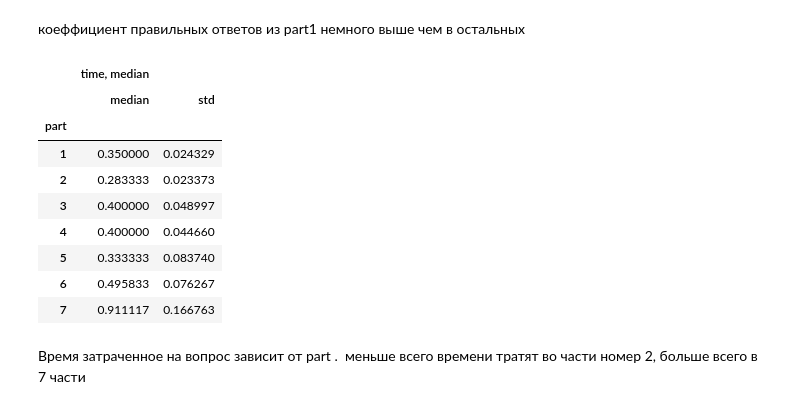
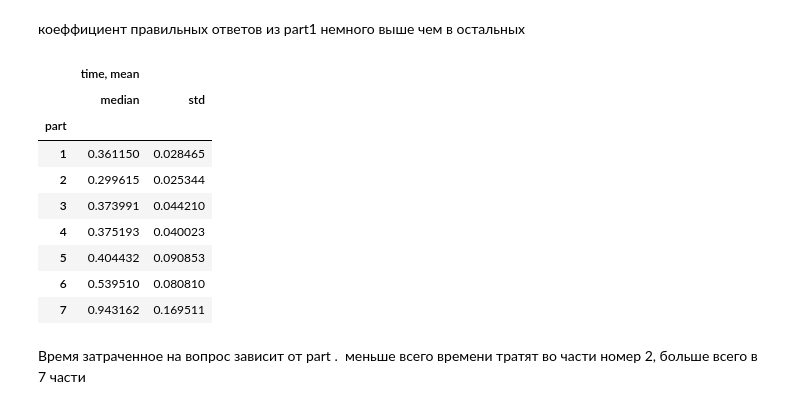
Before and after one commit to FedorSavchenko/04.HW_KAGGLE_RSP_, a Jupyter notebook: HW_Python_Advanced_Pandas.ipynb, the cells around one changed output. Cells and saved outputs as stored; diff of their text form; code cells hidden in the pictures.

```diff
--- a/HW_Python_Advanced_Pandas.ipynb
+++ b/HW_Python_Advanced_Pandas.ipynb
@@ -207,6 +209,6 @@ display(max_conent_ids)
 # %%
 # Displaying rows for several users who have repeating content_id 's
-for index in range(0,30,5):
+for index in range(0,30,10):
     user_id = max_conent_ids.iloc[index]["user_id"]
     content_id = max_conent_ids.iloc[index]["content_id"]
     user_mask = df["user_id"] == user_id
@@ -1495,9 +1443,9 @@ df_q.describe()
 questions_elapsed_time = (
     df[question_mask]
     .groupby("content_id")
-    .agg({"question_elapsed_time":["median","std"]})
+    .agg({"question_elapsed_time":["mean","std"]})
 )
-questions_elapsed_time.columns = ["time, median", "time, std"]
+questions_elapsed_time.columns = ["time, mean", "time, std"]
 # %%
 df_q = df_q.join(
     questions_elapsed_time,
@@ -1999,18 +1975,18 @@ df_q.groupby("part").agg({"correct_answers_prc":["median","std"]})
 # %% [markdown]
 коеффициент правильных ответов из part1 немного выше чем в остальных
 # %%
-df_q.groupby("part").agg({"time, median":["median","std"]})
+df_q.groupby("part").agg({"time, mean":["median","std"]})
 # %% [output]
-|  | time, median |  |
+|  | time, mean |  |
 |  | median | std |
 | part |  |  |
-| 1 | 0.350000 | 0.024329 |
-| 2 | 0.283333 | 0.023373 |
-| 3 | 0.400000 | 0.048997 |
-| 4 | 0.400000 | 0.044660 |
-| 5 | 0.333333 | 0.083740 |
-| 6 | 0.495833 | 0.076267 |
-| 7 | 0.911117 | 0.166763 |
+| 1 | 0.361150 | 0.028465 |
+| 2 | 0.299615 | 0.025344 |
+| 3 | 0.373991 | 0.044210 |
+| 4 | 0.375193 | 0.040023 |
+| 5 | 0.404432 | 0.090853 |
+| 6 | 0.539510 | 0.080810 |
+| 7 | 0.943162 | 0.169511 |
 # %% [markdown]
 Время затраченное на вопрос зависит от part .  меньше всего времени тратят во части номер 2, больше всего в 7 части
 # %%
```
Also changed, not shown: parts of 49 cells of this notebook.
